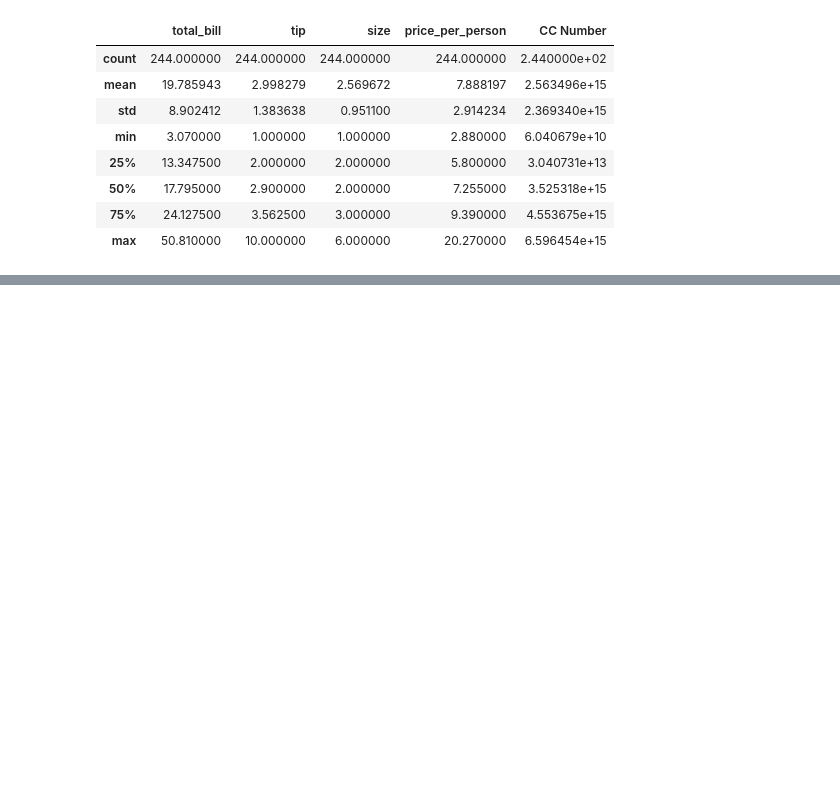
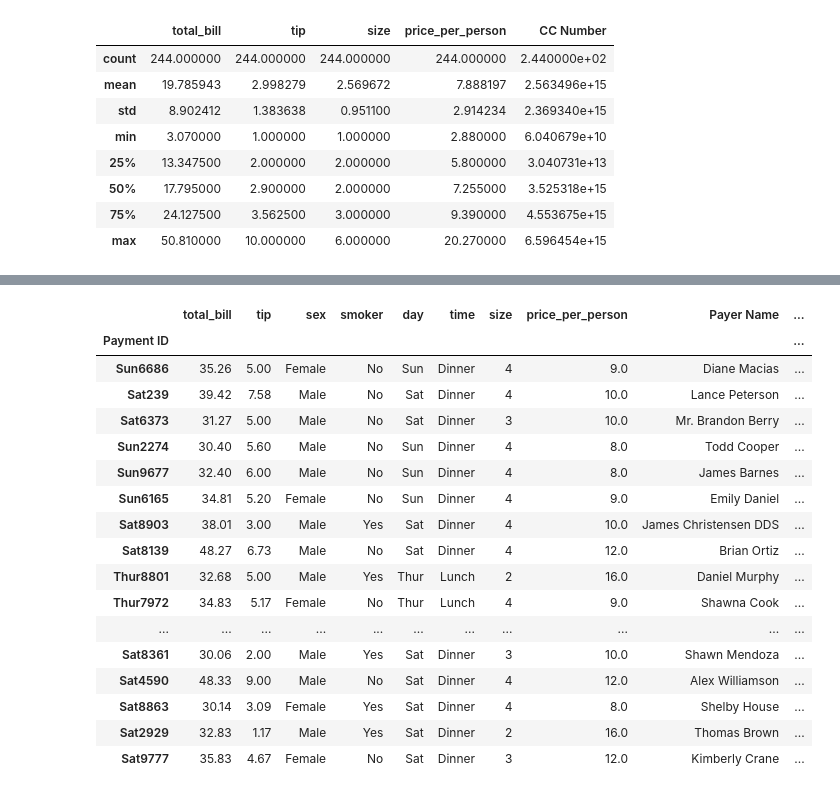
Before and after one commit to madhur2218/Road-to-DataScience-and-Dev, a Jupyter notebook: ML/Numpy_Pandas_Seaborn_Matplotlib/Pandas.ipynb, the cells around one changed output, grey strips where cells are left out. Cells and saved outputs as stored; diff of their text form; code cells hidden in the pictures; blank space fills up the shorter version.

```diff
--- a/ML/Numpy_Pandas_Seaborn_Matplotlib/Pandas.ipynb
+++ b/ML/Numpy_Pandas_Seaborn_Matplotlib/Pandas.ipynb
@@ -235,0 +365,2 @@ df.describe().transpose()
+# %%
+df =df.set_index("Payment ID")
@@ -235,0 +369,4 @@ df.describe().transpose()
+# %%
+df = df.reset_index()
+# %%
+df = df.set_index('Payment ID')
@@ -235,0 +435,23 @@ df.describe().transpose()
+# %%
+bool_series = df['total_bill'] > 30
+# %%
+df[bool_series]
+# %% [output]
+|  | total_bill | tip | sex | smoker | day | time | size | price_per_person | Payer Name | ... |
+| Payment ID |  |  |  |  |  |  |  |  |  | ... |
+| Sun6686 | 35.26 | 5.00 | Female | No | Sun | Dinner | 4 | 9.0 | Diane Macias | ... |
+| Sat239 | 39.42 | 7.58 | Male | No | Sat | Dinner | 4 | 10.0 | Lance Peterson | ... |
+| Sat6373 | 31.27 | 5.00 | Male | No | Sat | Dinner | 3 | 10.0 | Mr. Brandon Berry | ... |
+| Sun2274 | 30.40 | 5.60 | Male | No | Sun | Dinner | 4 | 8.0 | Todd Cooper | ... |
+| Sun9677 | 32.40 | 6.00 | Male | No | Sun | Dinner | 4 | 8.0 | James Barnes | ... |
+| Sun6165 | 34.81 | 5.20 | Female | No | Sun | Dinner | 4 | 9.0 | Emily Daniel | ... |
+| Sat8903 | 38.01 | 3.00 | Male | Yes | Sat | Dinner | 4 | 10.0 | James Christensen DDS | ... |
+| Sat8139 | 48.27 | 6.73 | Male | No | Sat | Dinner | 4 | 12.0 | Brian Ortiz | ... |
+| Thur8801 | 32.68 | 5.00 | Male | Yes | Thur | Lunch | 2 | 16.0 | Daniel Murphy | ... |
+| Thur7972 | 34.83 | 5.17 | Female | No | Thur | Lunch | 4 | 9.0 | Shawna Cook | ... |
+| ... | ... | ... | ... | ... | ... | ... | ... | ... | ... | ... |
+| Sat8361 | 30.06 | 2.00 | Male | Yes | Sat | Dinner | 3 | 10.0 | Shawn Mendoza | ... |
+| Sat4590 | 48.33 | 9.00 | Male | No | Sat | Dinner | 4 | 12.0 | Alex Williamson | ... |
+| Sat8863 | 30.14 | 3.09 | Female | Yes | Sat | Dinner | 4 | 8.0 | Shelby House | ... |
+| Sat2929 | 32.83 | 1.17 | Male | Yes | Sat | Dinner | 2 | 16.0 | Thomas Brown | ... |
+| Sat9777 | 35.83 | 4.67 | Female | No | Sat | Dinner | 3 | 12.0 | Kimberly Crane | ... |
```
Also changed, not shown: parts of 28 cells of this notebook, 1 other file.
